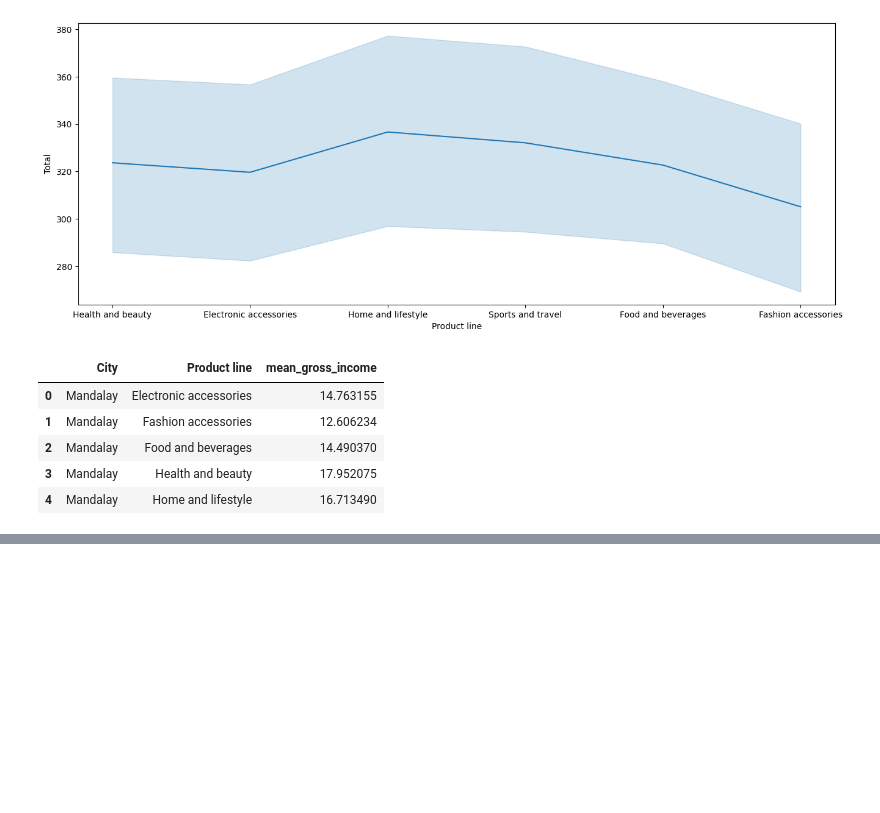
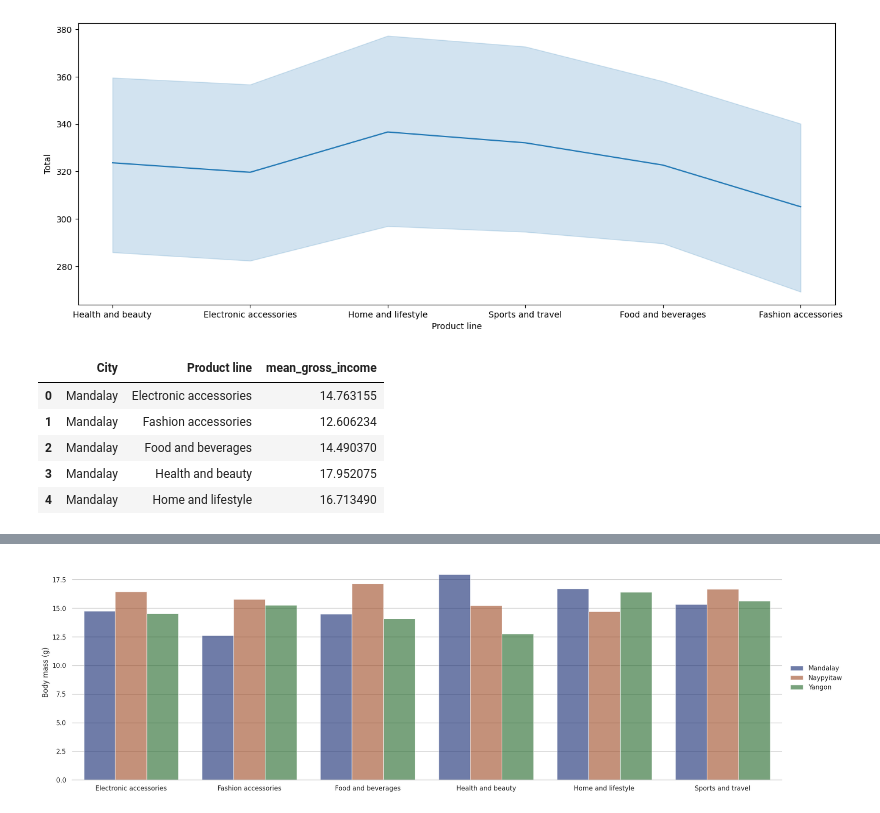
Before and after one commit to codekunoichi/learning-datascience, a Jupyter notebook: pandas/portfolio-projects/prob_1_analyze_sales_data.ipynb, the cells around one changed output, grey strips where cells are left out. Drawn from its saved outputs; the diff is of its cells as text; code cells hidden in the pictures; blank space fills up the shorter version.

```diff
--- a/pandas/portfolio-projects/prob_1_analyze_sales_data.ipynb
+++ b/pandas/portfolio-projects/prob_1_analyze_sales_data.ipynb
@@ -218,0 +199,15 @@ Text(47.74480468749999, 0.5, 'Gross Income')
+# %%
+import seaborn as sns
+sns.set_theme(style="whitegrid")
+
+# Draw a nested barplot by species and sex
+g = sns.catplot(
+    data=result_df, kind="bar",
+    x="Product line", y="mean_gross_income", hue="City",
+    errorbar="sd", palette="dark", alpha=.6, height=6, aspect = 3.0
+)
+g.despine(left=True)
+g.set_axis_labels("", "Body mass (g)")
+g.legend.set_title("")
+# %% [output]
+[figure, added]
```
Also changed, not shown: parts of 1 cell of this notebook.
